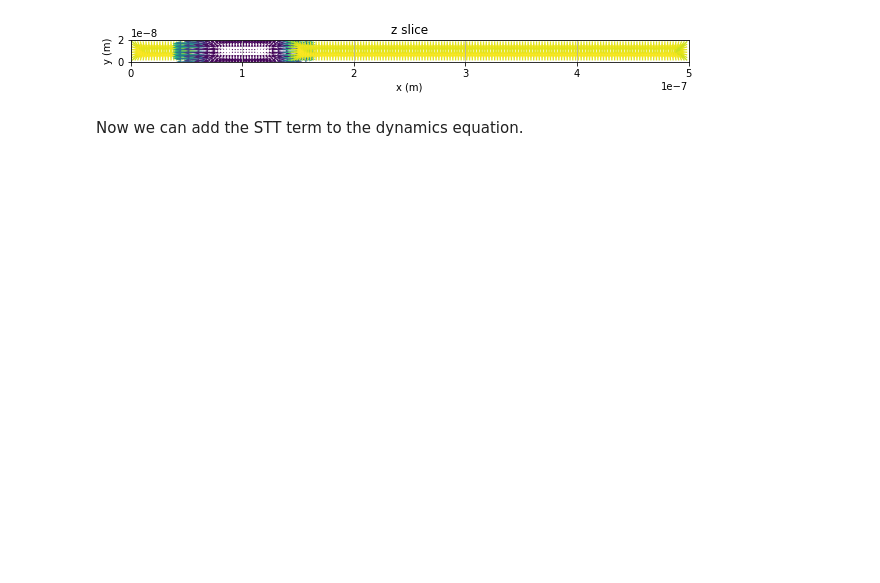
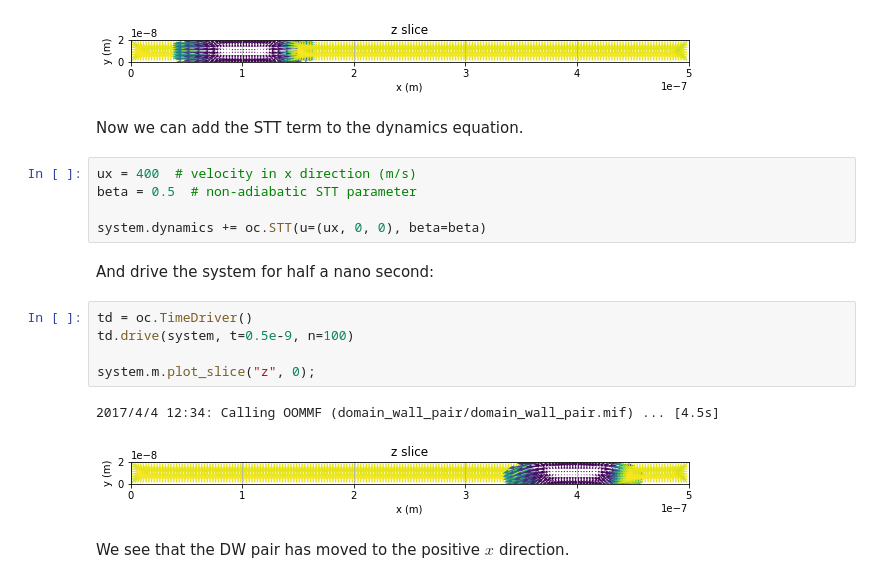
Before and after one commit to joommf-attic/tutorial, a Jupyter notebook: workshops/2017-04-05-IOPMagnetism2017/tutorial4_current_induced_dw_motion.ipynb, the cells around one changed output. Saved outputs shown, nothing was run; the diff lists cells and outputs as text; blank space fills up the shorter version.

```diff
--- a/workshops/2017-04-05-IOPMagnetism2017/tutorial4_current_induced_dw_motion.ipynb
+++ b/workshops/2017-04-05-IOPMagnetism2017/tutorial4_current_induced_dw_motion.ipynb
@@ -60,3 +68,20 @@ system.m.plot_slice("z", 0);
 [figure]
 # %% [markdown]
 Now we can add the STT term to the dynamics equation.
+# %%
+ux = 400  # velocity in x direction (m/s)
+beta = 0.5  # non-adiabatic STT parameter
+
+system.dynamics += oc.STT(u=(ux, 0, 0), beta=beta)
+# %% [markdown]
+And drive the system for half a nano second:
+# %%
+td = oc.TimeDriver()
+td.drive(system, t=0.5e-9, n=100)
+
+system.m.plot_slice("z", 0);
+# %% [output]
+2017/4/4 12:34: Calling OOMMF (domain_wall_pair/domain_wall_pair.mif) ... [4.5s]
+[figure, added]
+# %% [markdown]
+We see that the DW pair has moved to the positive $x$ direction.
```
Also changed, not shown: parts of 10 cells of this notebook.
